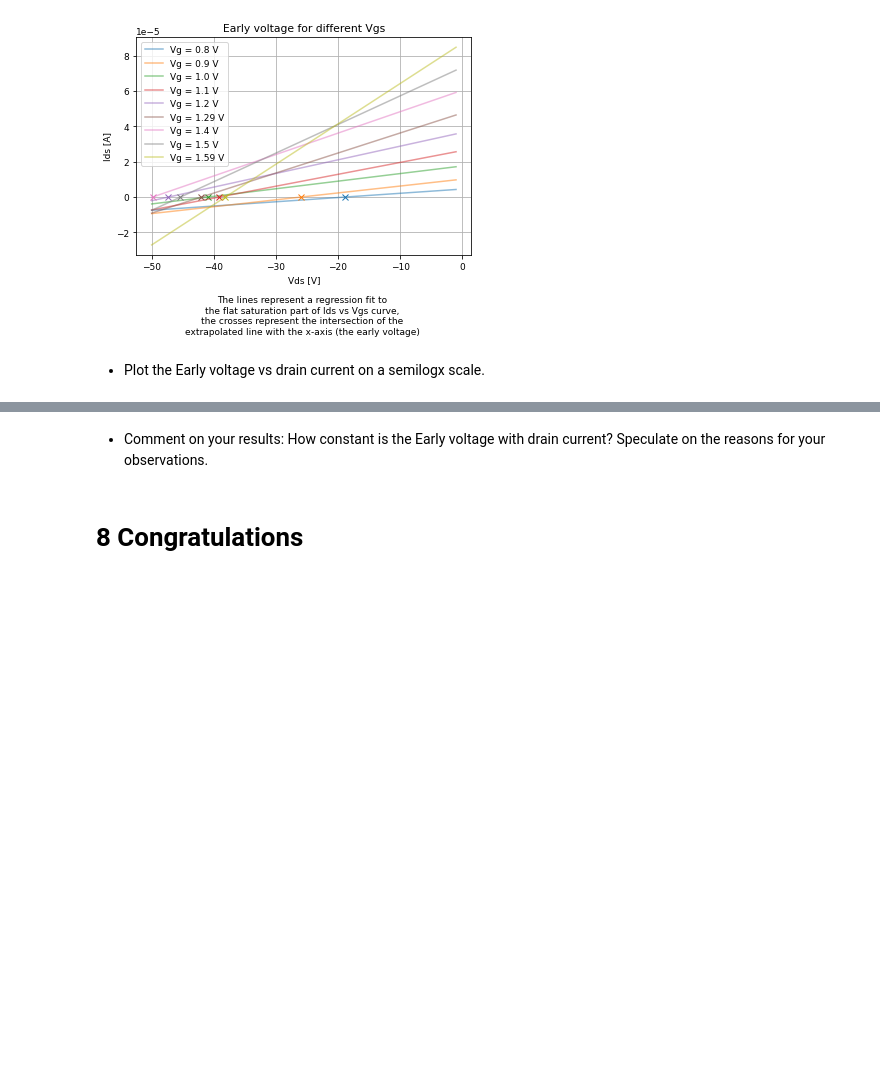
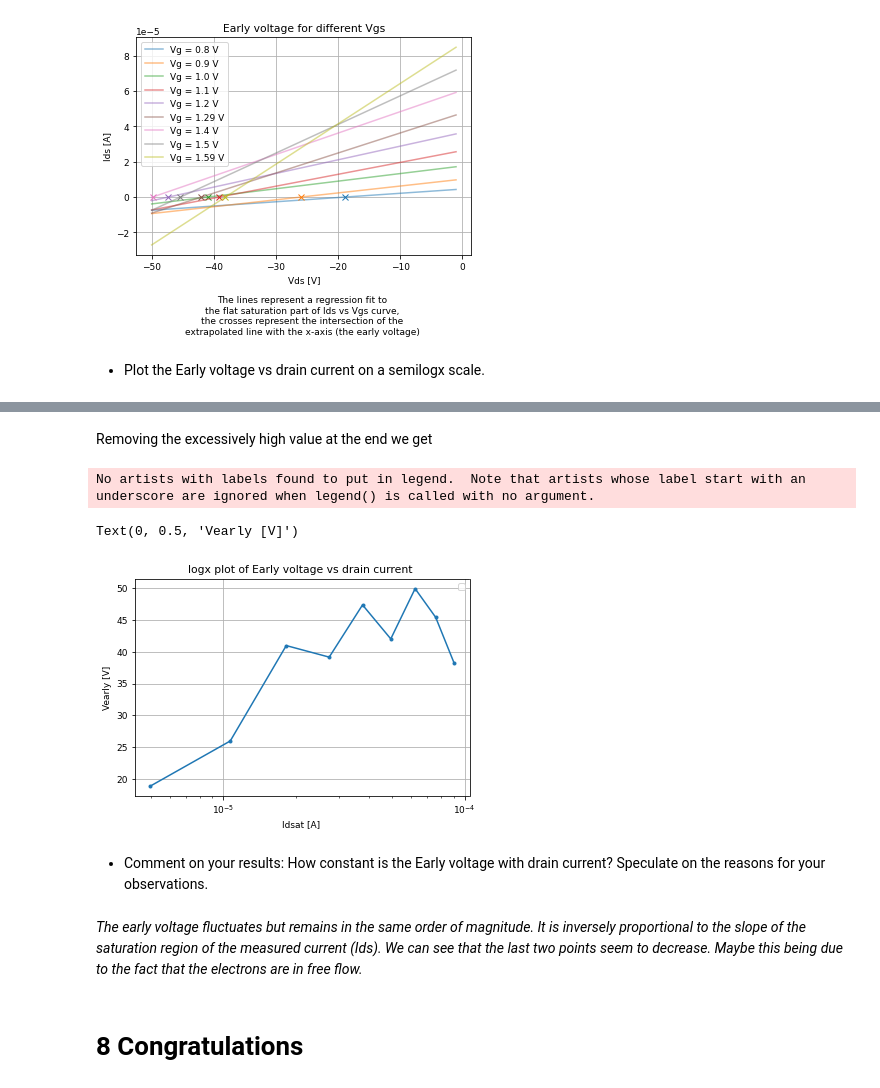
Before and after one commit to daggermaster3000/NE1, a Jupyter notebook: TP3/2022_Lab3_AboveThr_GroupNumber_FirstName_LastName.ipynb, the cells around one changed output, grey strips where cells are left out. Cells and saved outputs as stored; diff of their text form; code cells hidden in the pictures; blank space fills up the shorter version.

```diff
--- a/TP3/2022_Lab3_AboveThr_GroupNumber_FirstName_LastName.ipynb
+++ b/TP3/2022_Lab3_AboveThr_GroupNumber_FirstName_LastName.ipynb
@@ -1363,5 +1373,20 @@ ValueError: x and y must have same first dimension, but have shapes (18,) and (1
+# %% [markdown]
+Removing the excessively high value at the end we get
+# %%
+plt.semilogx(sat_currents[:-1],np.abs(early_voltages[:-1]),".-")
+plt.grid()
+plt.legend()
+plt.title('logx plot of Early voltage vs drain current ')
+plt.xlabel('''Idsat [A] ''')
+plt.ylabel("Vearly [V]")
+# %% [output]
+No artists with labels found to put in legend.  Note that artists whose label start with an underscore are ignored when legend() is called with no argument.
+Text(0, 0.5, 'Vearly [V]')
+[figure, added]
 # %% [markdown]
 * Comment on your results: How constant is the Early voltage with drain current? Speculate on the reasons for your observations.
+# %% [markdown]
+_The early voltage fluctuates but remains in the same order of magnitude. It is inversely proportional to the slope of the saturation region of the measured current (Ids). We can see that the last two points seem to decrease. Maybe this being due to the fact that the electrons are in free flow._
 # %% [markdown]
 # 8 Congratulations
 # %% [markdown]
```
Also changed, not shown: parts of 3 cells of this notebook.
